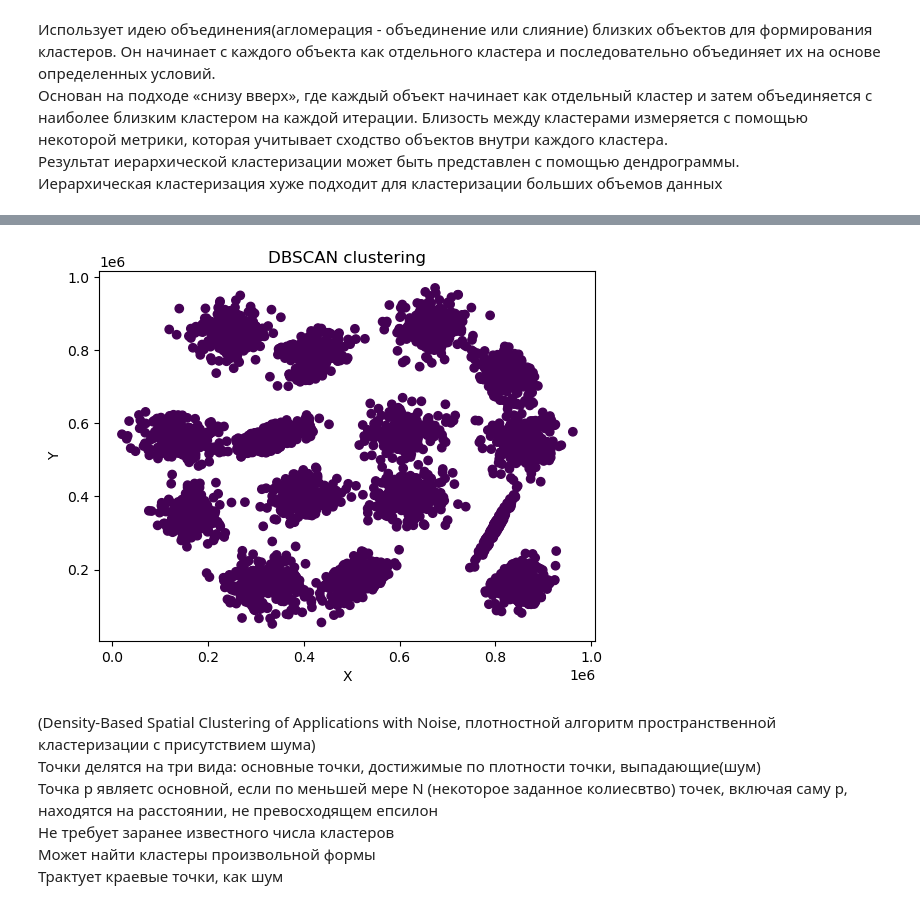
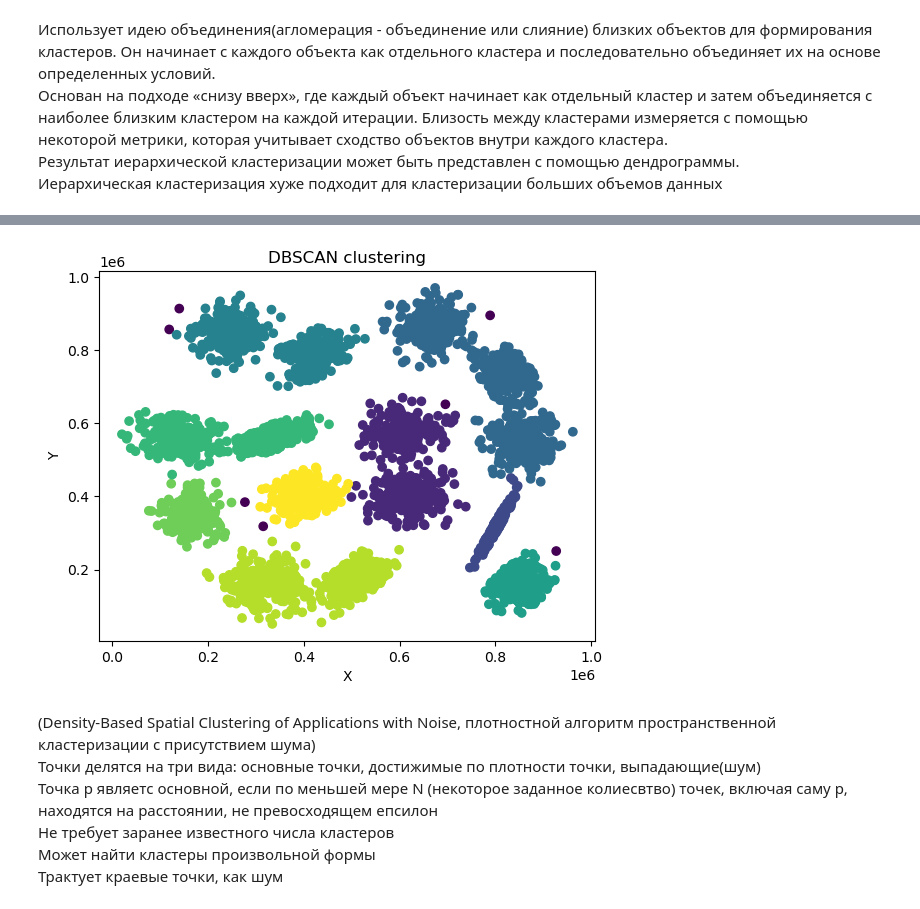
Before and after one commit to ArinaFedotova/APL.lab3, a Jupyter notebook: lab3.ipynb, the cells around one changed output, grey strips where cells are left out. Drawn from its saved outputs; the diff is of its cells as text; code cells hidden in the pictures.

```diff
--- a/lab3.ipynb
+++ b/lab3.ipynb
@@ -105,15 +143,15 @@ plt.show()
 # %%
-dbscan = DBSCAN(eps = 3, min_samples = 2).fit(s1)
+dbscan = DBSCAN(eps = 51043, min_samples = 30).fit(s1)
 
 plt.scatter(x, y, c=dbscan.labels_)
 
 
 plt.title('DBSCAN clustering')
 plt.xlabel('X')
 plt.ylabel('Y')
 plt.show()
 # %% [output]
-[figure, old version]
+[figure, new version]
 # %% [markdown]
 (Density-Based Spatial Clustering of Applications with Noise, плотностной алгоритм пространственной кластеризации с присутствием шума)
 Точки делятся на три вида: основные точки, достижимые по плотности точки, выпадающие(шум)
```
Also changed, not shown: parts of 6 cells of this notebook.
